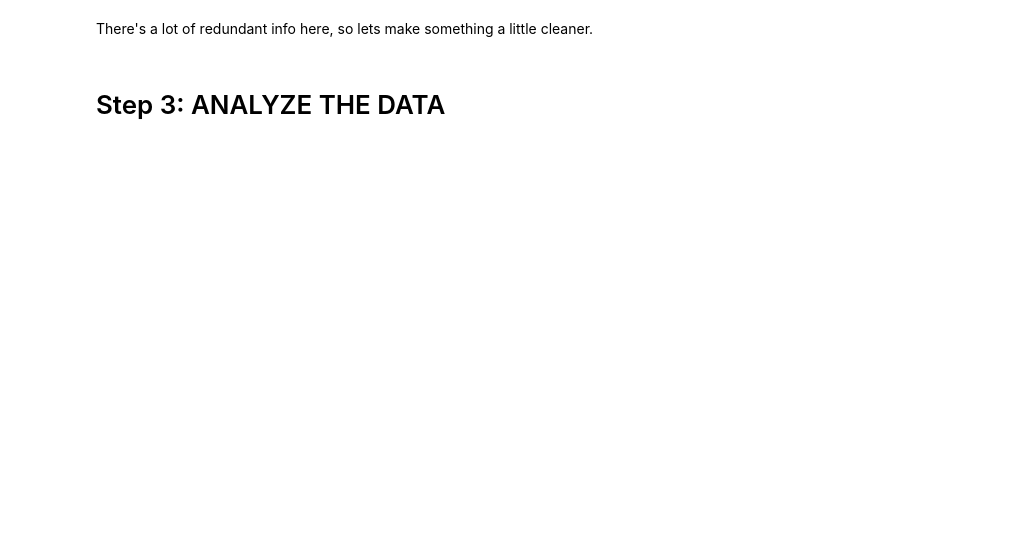
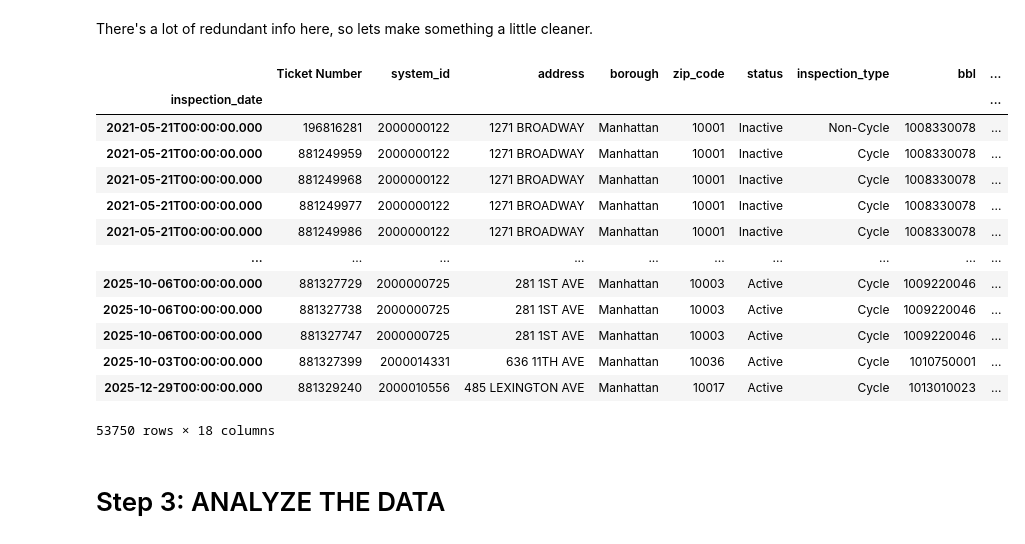
Before and after one commit to bigbirdjones/laguardia_data_analytics, a Jupyter notebook: NYC_Cooling_Tower_System_Inspection_Results_EDA.ipynb, the cells around one changed output. Drawn from its saved outputs; the diff is of its cells as text; code cells hidden in the pictures; blank space fills up the shorter version.

```diff
--- a/NYC_Cooling_Tower_System_Inspection_Results_EDA.ipynb
+++ b/NYC_Cooling_Tower_System_Inspection_Results_EDA.ipynb
@@ -94,7 +160,22 @@ There's a lot of redundant info here, so lets make something a little cleaner.
 # %%
 violations_df = combo_df[['Ticket Number', 'system_id', 'address', 'borough', 'zip_code', 'status', 'inspection_date','inspection_type', 'bbl', 'latitude', 'longitude', 'Violation Date', 'violation_code', 'Charge #1: Code Description', 'Respondent Last Name', 'Penalty Imposed', 'Paid Amount', 'Additional Penalties or Late Fees', 'Compliance Status']]
 # %%
-violations_df
+violations_df.set_index('inspection_date')
+# %% [output]
+|  | Ticket Number | system_id | address | borough | zip_code | status | inspection_type | bbl | ... |
+| inspection_date |  |  |  |  |  |  |  |  | ... |
+| 2021-05-21T00:00:00.000 | 196816281 | 2000000122 | 1271 BROADWAY | Manhattan | 10001 | Inactive | Non-Cycle | 1008330078 | ... |
+| 2021-05-21T00:00:00.000 | 881249959 | 2000000122 | 1271 BROADWAY | Manhattan | 10001 | Inactive | Cycle | 1008330078 | ... |
+| 2021-05-21T00:00:00.000 | 881249968 | 2000000122 | 1271 BROADWAY | Manhattan | 10001 | Inactive | Cycle | 1008330078 | ... |
+| 2021-05-21T00:00:00.000 | 881249977 | 2000000122 | 1271 BROADWAY | Manhattan | 10001 | Inactive | Cycle | 1008330078 | ... |
+| 2021-05-21T00:00:00.000 | 881249986 | 2000000122 | 1271 BROADWAY | Manhattan | 10001 | Inactive | Cycle | 1008330078 | ... |
+| ... | ... | ... | ... | ... | ... | ... | ... | ... | ... |
+| 2025-10-06T00:00:00.000 | 881327729 | 2000000725 | 281 1ST AVE | Manhattan | 10003 | Active | Cycle | 1009220046 | ... |
+| 2025-10-06T00:00:00.000 | 881327738 | 2000000725 | 281 1ST AVE | Manhattan | 10003 | Active | Cycle | 1009220046 | ... |
+| 2025-10-06T00:00:00.000 | 881327747 | 2000000725 | 281 1ST AVE | Manhattan | 10003 | Active | Cycle | 1009220046 | ... |
+| 2025-10-03T00:00:00.000 | 881327399 | 2000014331 | 636 11TH AVE | Manhattan | 10036 | Active | Cycle | 1010750001 | ... |
+| 2025-12-29T00:00:00.000 | 881329240 | 2000010556 | 485 LEXINGTON AVE | Manhattan | 10017 | Active | Cycle | 1013010023 | ... |
+53750 rows × 18 columns
 # %% [markdown]
 # Step 3: ANALYZE THE DATA
 # %%
```
Also changed, not shown: parts of 10 cells of this notebook.
